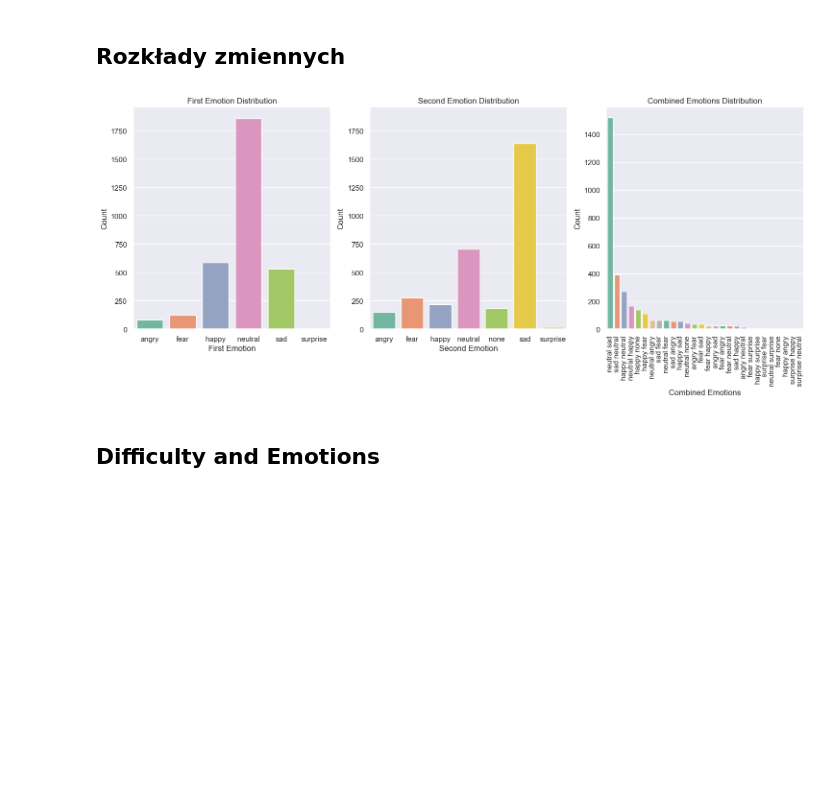
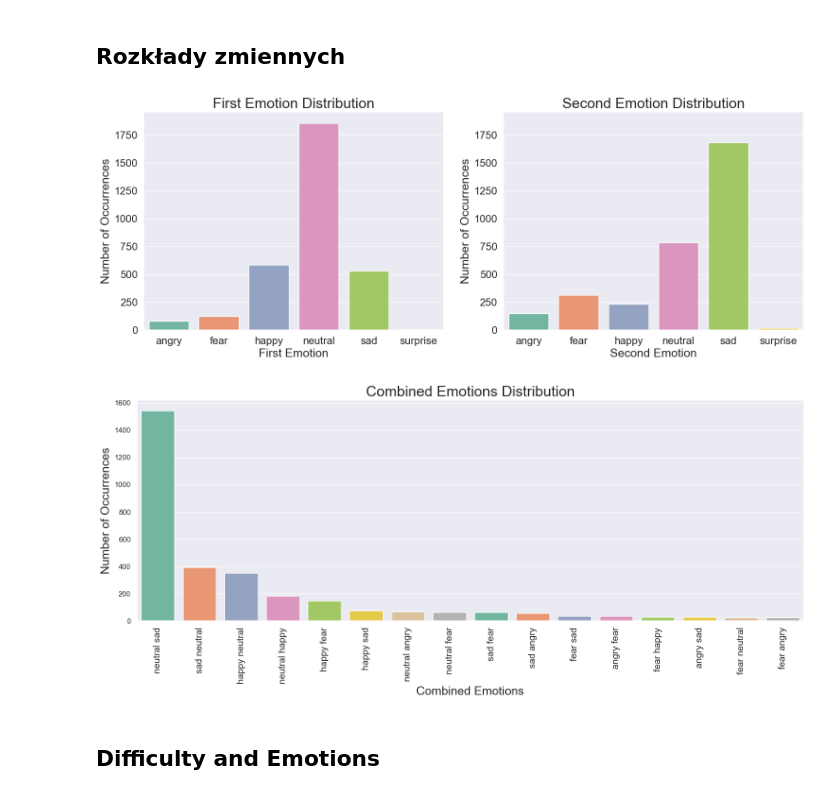
Before and after one commit to KarolinaMaczka/EndlessRunGame, a Jupyter notebook: analyses/emotions_analyse.ipynb, the cells around one changed output. Saved outputs shown, nothing was run; the diff lists cells and outputs as text; code cells hidden in the pictures; blank space fills up the shorter version.

```diff
--- a/analyses/emotions_analyse.ipynb
+++ b/analyses/emotions_analyse.ipynb
@@ -13,7 +13,7 @@ import os
 
 sns.set_theme(style='darkgrid')
 
-con = sqlite3.connect("game_database.db")
+con = sqlite3.connect("game_database1.db")
 cur = con.cursor()
 # %%
 sql_query = '''SELECT * FROM PlayerEmotions pe
@@ -28,7 +28,7 @@ df['player_z'], df['face_confidence'] = df['face_confidence'], df['player_z']
 
 # filter out the rows where the face_confidence is less than 0.9
 df = df[df['face_confidence'] >= 0.9]
-df.loc[df['second_emotion_value'] < 0.1, 'second_emotion'] = "none"
+# df.loc[df['second_emotion_value'] < 0.1, 'second_emotion'] = "none"
 print(df.head())
 # %% [output]
    game_id first_emotion  first_emotion_value second_emotion  \
@@ -58,40 +58,51 @@ print(df.head())
 # %%
 # Plot first_emotion and second_emotion distribution
 df_plot = df.copy()
 max_emotions_count = df_plot[['first_emotion', 'second_emotion']].apply(pd.Series.value_counts).max().max() + 100
 
 # change emotions to categorical values
 df_plot['combined_emotions'] = df_plot['first_emotion'] + ' ' + df_plot['second_emotion']
 
 df_plot['first_emotion'] = df_plot['first_emotion'].astype('category')
 df_plot['second_emotion'] = df_plot['second_emotion'].astype('category')
 
 # Change second emotion to None if second_emotion_value is lower than 0.1
 
 
-fig, ax = plt.subplots(1, 3, figsize=(18, 6))
+fig, ax = plt.subplots(1, 2, figsize=(18, 6))
 sns.countplot(x='first_emotion', data=df_plot, palette='Set2', ax=ax[0])
-ax[0].set_title('First Emotion Distribution')
-ax[0].set_xlabel('First Emotion')
-ax[0].set_ylabel('Count')
+ax[0].set_title('First Emotion Distribution', fontsize=22)
+ax[0].set_xlabel('First Emotion', fontsize=18)
+ax[0].set_ylabel('Number of Occurrences', fontsize=18)
 ax[0].set_ylim(0, max_emotions_count)
+ax[0].tick_params(axis='x', labelsize=16)
+ax[0].tick_params(axis='y', labelsize=16)
 
 sns.countplot(x='second_emotion', data=df_plot, palette='Set2', ax=ax[1])
-ax[1].set_title('Second Emotion Distribution')
-ax[1].set_xlabel('Second Emotion')
-ax[1].set_ylabel('Count')
+ax[1].set_title('Second Emotion Distribution', fontsize=22)
+ax[1].set_xlabel('Second Emotion', fontsize=18)
+ax[1].set_ylabel('Number of Occurrences', fontsize=18)
 ax[1].set_ylim(0, max_emotions_count)
-
-# plot the count plot of combined emotions
-sns.countplot(x='combined_emotions', data=df_plot, palette='Set2', ax=ax[2], order=df_plot['combined_emotions'].value_counts().index)
-ax[2].set_xlabel('Combined Emotions')
-ax[2].set_ylabel('Count')
-ax[2].set_xticklabels(ax[2].get_xticklabels(), rotation=90)
-ax[2].set_title('Combined Emotions Distribution')
+ax[1].tick_params(axis='x', labelsize=16)
+ax[1].tick_params(axis='y', labelsize=16)
 
 plt.show()
+
+# Filter out combined_emotions that have count less than 40
+emotion_counts = df_plot['combined_emotions'].value_counts()
+df_plot = df_plot[df_plot['combined_emotions'].isin(emotion_counts[emotion_counts >= 25].index)]
+
+fig, ax = plt.subplots(1, 1, figsize=(18, 6))
+sns.countplot(x='combined_emotions', data=df_plot, palette='Set2', ax=ax, order=df_plot['combined_emotions'].value_counts().index)
+ax.set_xlabel('Combined Emotions', fontsize=18)
+ax.set_ylabel('Number of Occurrences', fontsize=18)
+ax.set_xticklabels(ax.get_xticklabels(), rotation=90, fontsize=14)
+ax.set_title('Combined Emotions Distribution', fontsize=22)
+
+plt.show()
 # %% [output]
-[figure, old version]
+[figure, new version]
+[figure, added]
 # %% [markdown]
 ## Difficulty and Emotions
 # %%
```
Also changed, not shown: parts of 6 cells of this notebook, 2 other files.
